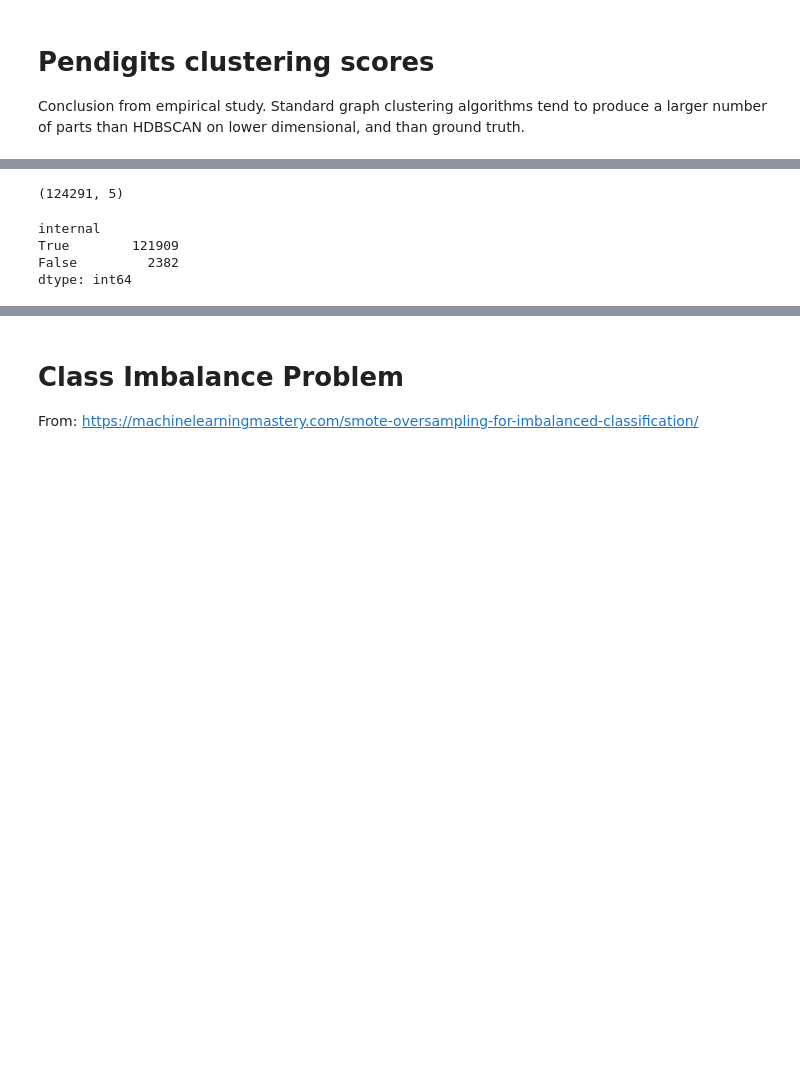
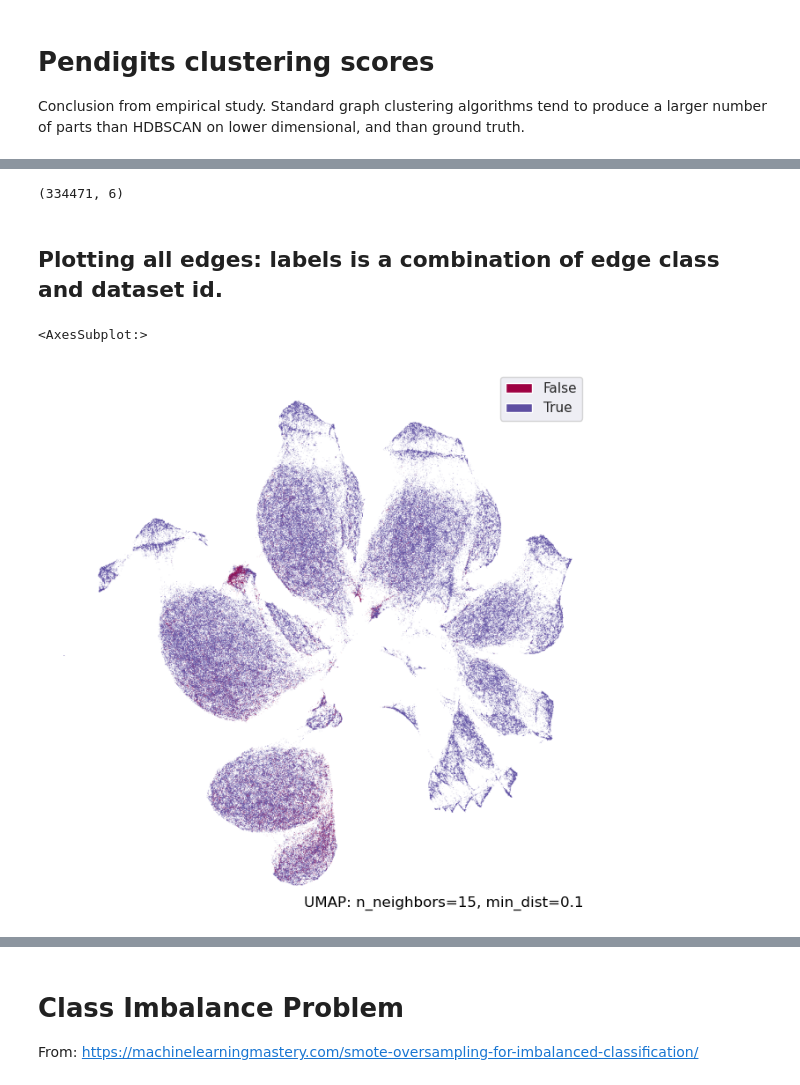
Before and after one commit to vpoulin/HighDimensionalClustering, a Jupyter notebook: notebooks/11-edge_classifier.ipynb, the cells around one changed output, grey strips where cells are left out. Cells and saved outputs as stored; diff of their text form; code cells hidden in the pictures; blank space fills up the shorter version.

```diff
--- a/notebooks/11-edge_classifier.ipynb
+++ b/notebooks/11-edge_classifier.ipynb
@@ -132,19 +156,17 @@ edge_df.head(3)
 # %%
-X = edge_df[['log_triangles', 'log_sigma', 'log_rho', 'log_rank', 'umap_weight']].to_numpy()
+# X = edge_df[['log_triangles', 'log_sigma', 'log_rho', 'log_rank', 'umap_weight']].to_numpy()
+feature_names = ['nb_triangles_norm', 'sigma_sum_norm', 'rho_sum_norm', 'highdim_dist_norm', 'highdim_rank_norm', 'umap_weight_norm']
+X = edge_df[feature_names].to_numpy()
+dataset = edge_df.dataset_name.tolist()
 y = edge_df.internal.to_numpy()
 X.shape
 # %% [output]
-(124291, 5)
+(334471, 6)
-# %%
-edge_df[['internal']].value_counts()
-# %% [output]
-internal
-True        121909
-False         2382
-dtype: int64
 # %%
 X_mapper = umap.UMAP().fit(X)
 # %%
 import umap.plot
 # %%
 X_2d = X_mapper.embedding_
+# %% [markdown]
+## Plotting all edges: labels is a combination of edge class and dataset id.
@@ -151 +175,6 @@ X_2d = X_mapper.embedding_
+# %%
+umap.plot.points(X_mapper, labels=y)
+# %% [output]
+<AxesSubplot:>
+[figure, added]
 # %%
```
Also changed, not shown: parts of 31 cells of this notebook.
